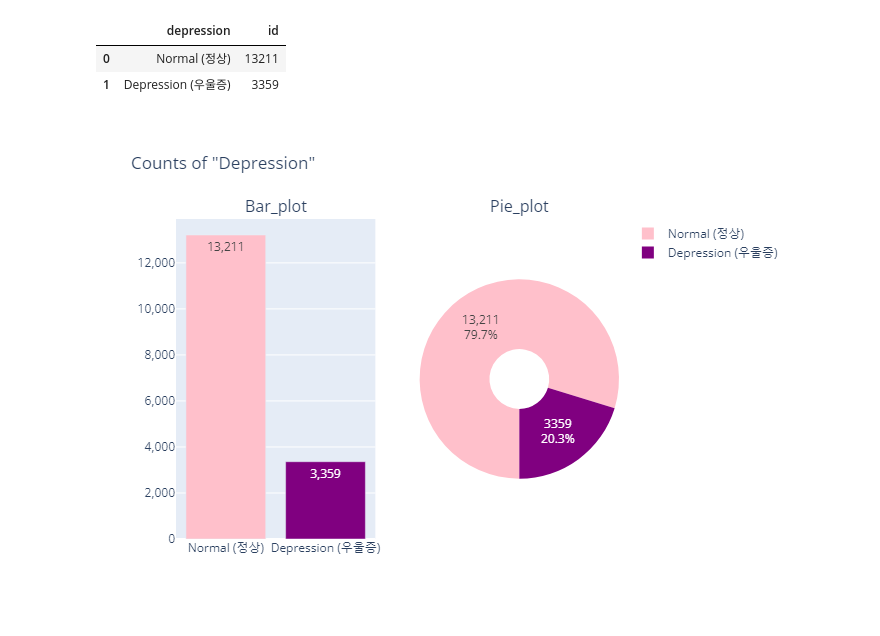
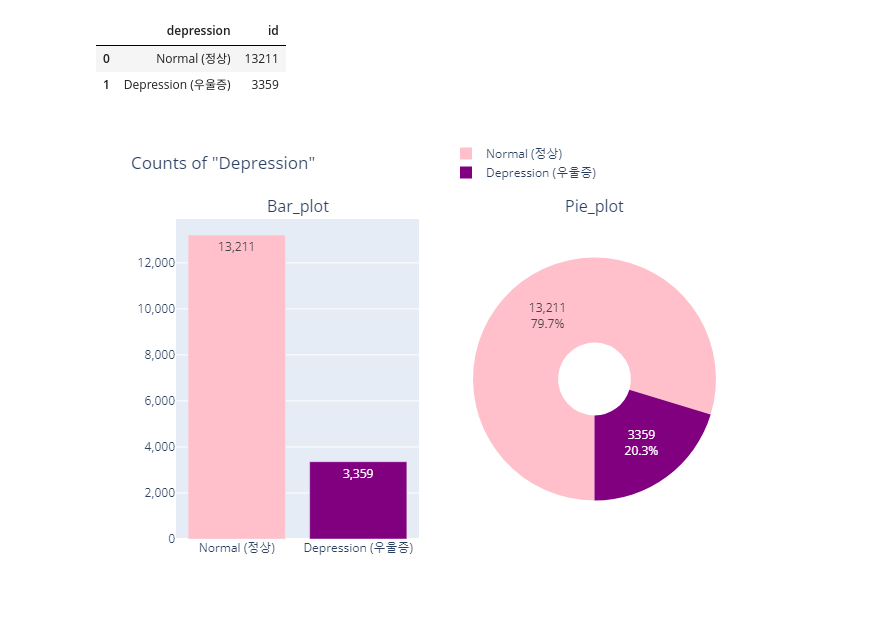
Before and after one commit to kyungjaecheong/Kor-DEEPression, a Jupyter notebook: 2_Modeling/2-2_EDA.ipynb, the cells around one changed output. Saved outputs shown, nothing was run; the diff lists cells and outputs as text; code cells hidden in the pictures.

```diff
--- a/2_Modeling/2-2_EDA.ipynb
+++ b/2_Modeling/2-2_EDA.ipynb
@@ -279,30 +279,32 @@ display(count_depr)
 # %%
 plot_depr = plsp(rows=1, cols=2,
                  subplot_titles=('Bar_plot','Pie_plot'),
                  specs=[[{'type':'xy'}, {'type':'domain'}]])
 plot_depr.add_trace(
     go.Bar(x=count_depr.depression,
            y=count_depr.id,
            marker_color=['pink', 'purple'],
            texttemplate="%{y:,}",
            showlegend=False
            ),
     row=1, col=1
 )
 plot_depr.add_trace(
     go.Pie(values=count_depr.id,
            labels=count_depr.depression,
            hole=0.3,
            showlegend=True,
            marker_colors=['pink', 'purple'],
            hoverinfo="label+value+percent",
            textinfo='value+percent',
            rotation=180
            ),
     row=1, col=2
 )
-plot_depr.update_layout(title_text='Counts of "Depression"')
+plot_depr.update_layout(title_text='Counts of "Depression"',
+                        legend_x=0.5,
+                        legend_y=1.25)
 plot_depr.update_yaxes(tickformat=',')
 plot_depr.show()
 # %% [output]
-[figure, old version]
+[figure, new version]
```
